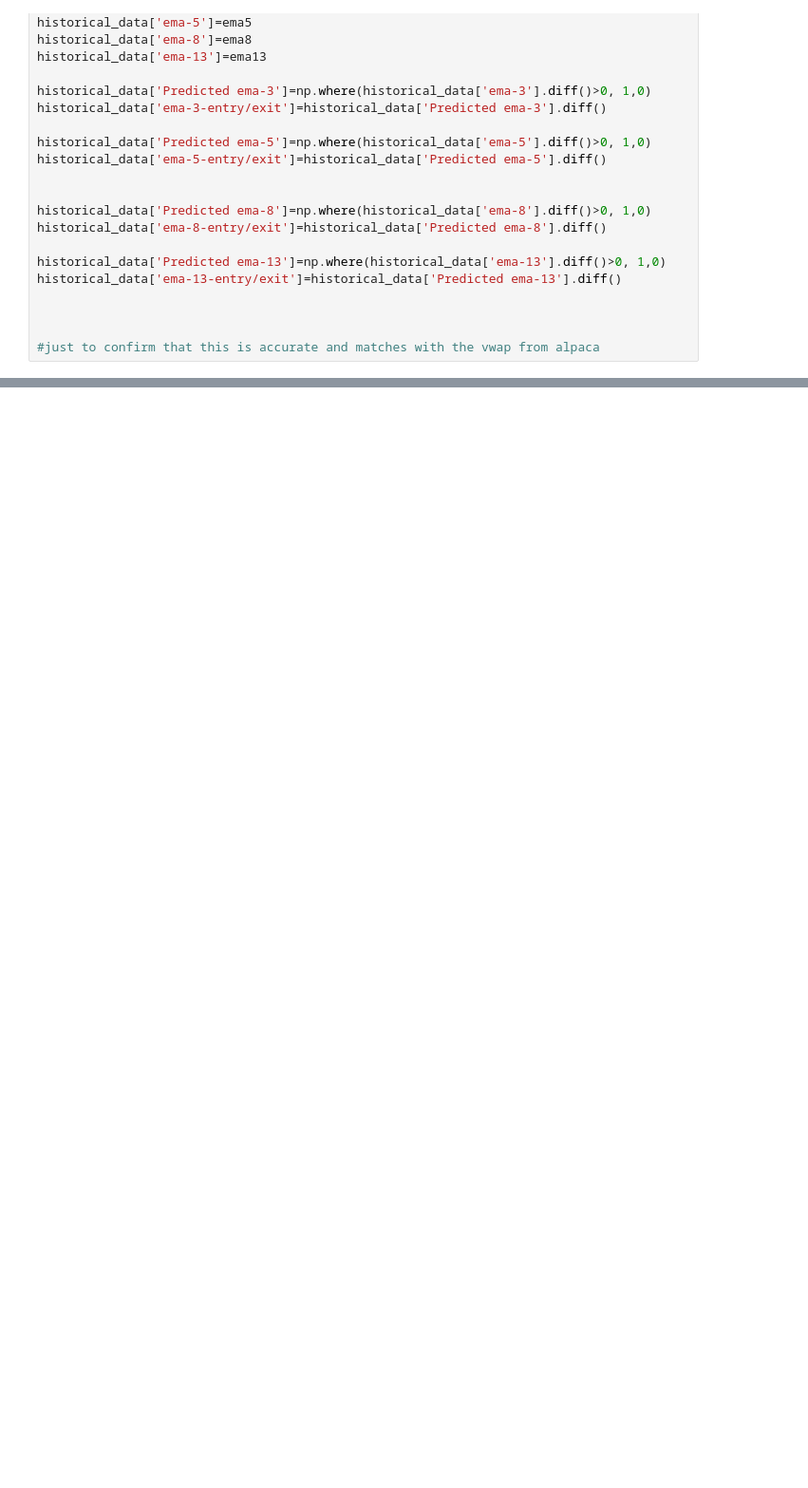
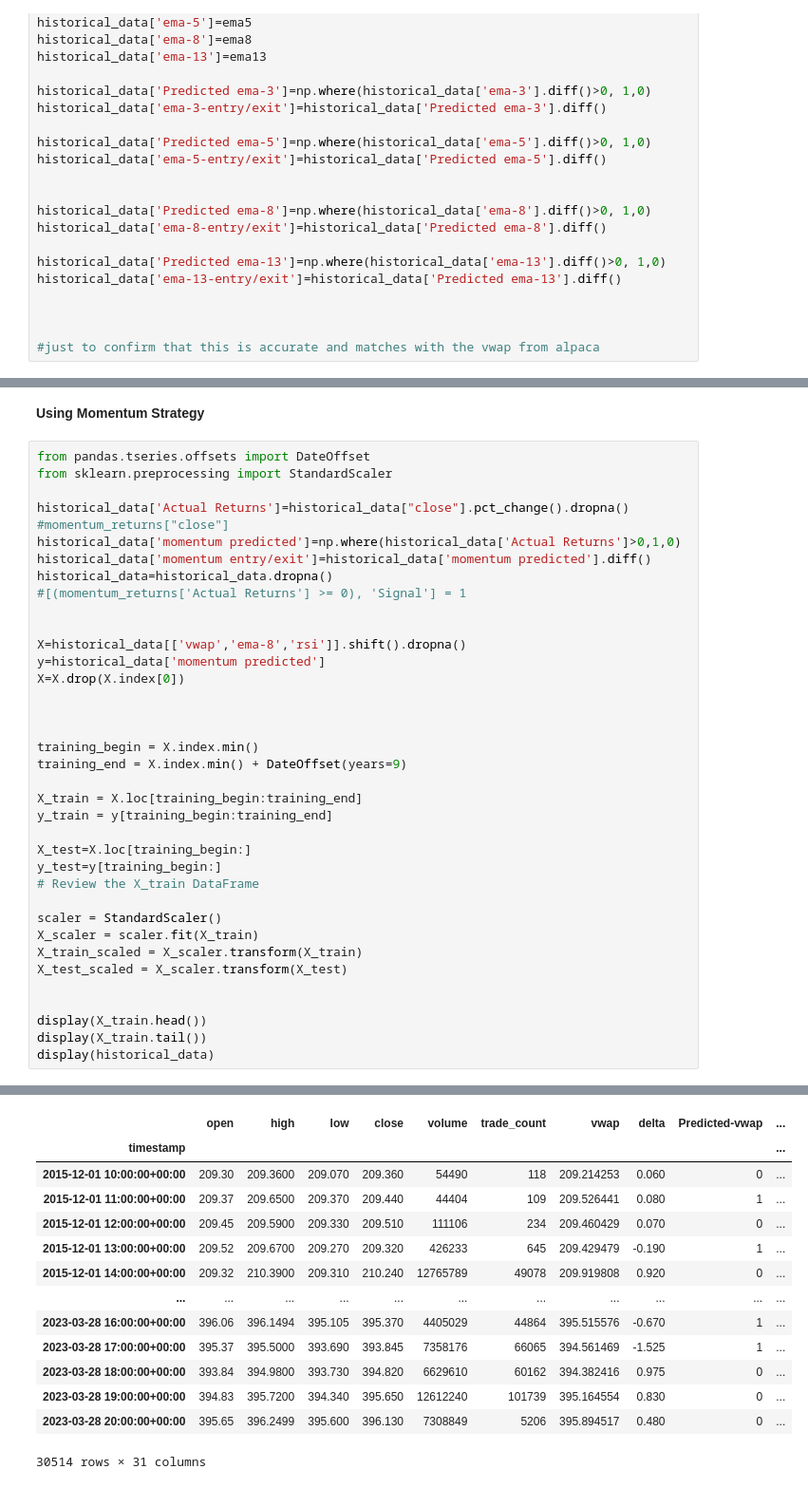
Before and after one commit to v-puppala/Neural-Network-based-Algotrader, a Jupyter notebook: Vishal-Algotrading/Vishal-Algotrading.ipynb, the cells around one changed output, grey strips where cells are left out. Shown: that part at 95% size. Cells and saved outputs as stored; diff of their text form; blank space fills up the shorter version.

```diff
--- a/Vishal-Algotrading/Vishal-Algotrading.ipynb
+++ b/Vishal-Algotrading/Vishal-Algotrading.ipynb
@@ -291,0 +287,40 @@ historical_data
+# %% [markdown]
+**Using Momentum Strategy**
+# %%
+from pandas.tseries.offsets import DateOffset
+from sklearn.preprocessing import StandardScaler
+
+historical_data['Actual Returns']=historical_data["close"].pct_change().dropna()
+#momentum_returns["close"]
+historical_data['momentum predicted']=np.where(historical_data['Actual Returns']>0,1,0)
+historical_data['momentum entry/exit']=historical_data['momentum predicted'].diff()
+historical_data=historical_data.dropna()
+#[(momentum_returns['Actual Returns'] >= 0), 'Signal'] = 1
+
+
+X=historical_data[['vwap','ema-8','rsi']].shift().dropna()
+y=historical_data['momentum predicted']
+X=X.drop(X.index[0])
+
+
+
+training_begin = X.index.min()
+training_end = X.index.min() + DateOffset(years=9)
+
+X_train = X.loc[training_begin:training_end]
+y_train = y[training_begin:training_end]
+
+X_test=X.loc[training_begin:]
+y_test=y[training_begin:]
+# Review the X_train DataFrame
+
+scaler = StandardScaler()
+X_scaler = scaler.fit(X_train)
+X_train_scaled = X_scaler.transform(X_train)
+X_test_scaled = X_scaler.transform(X_test)
+
+
+display(X_train.head())
+display(X_train.tail())
+display(historical_data)
+# %% [output]
@@ -291,0 +341,14 @@ historical_data
+|  | open | high | low | close | volume | trade_count | vwap | delta | Predicted-vwap | ... |
+| timestamp |  |  |  |  |  |  |  |  |  | ... |
+| 2015-12-01 10:00:00+00:00 | 209.30 | 209.3600 | 209.070 | 209.360 | 54490 | 118 | 209.214253 | 0.060 | 0 | ... |
+| 2015-12-01 11:00:00+00:00 | 209.37 | 209.6500 | 209.370 | 209.440 | 44404 | 109 | 209.526441 | 0.080 | 1 | ... |
+| 2015-12-01 12:00:00+00:00 | 209.45 | 209.5900 | 209.330 | 209.510 | 111106 | 234 | 209.460429 | 0.070 | 0 | ... |
+| 2015-12-01 13:00:00+00:00 | 209.52 | 209.6700 | 209.270 | 209.320 | 426233 | 645 | 209.429479 | -0.190 | 1 | ... |
+| 2015-12-01 14:00:00+00:00 | 209.32 | 210.3900 | 209.310 | 210.240 | 12765789 | 49078 | 209.919808 | 0.920 | 0 | ... |
+| ... | ... | ... | ... | ... | ... | ... | ... | ... | ... | ... |
+| 2023-03-28 16:00:00+00:00 | 396.06 | 396.1494 | 395.105 | 395.370 | 4405029 | 44864 | 395.515576 | -0.670 | 1 | ... |
+| 2023-03-28 17:00:00+00:00 | 395.37 | 395.5000 | 393.690 | 393.845 | 7358176 | 66065 | 394.561469 | -1.525 | 1 | ... |
+| 2023-03-28 18:00:00+00:00 | 393.84 | 394.9800 | 393.730 | 394.820 | 6629610 | 60162 | 394.382416 | 0.975 | 0 | ... |
+| 2023-03-28 19:00:00+00:00 | 394.83 | 395.7200 | 394.340 | 395.650 | 12612240 | 101739 | 395.164554 | 0.830 | 0 | ... |
+| 2023-03-28 20:00:00+00:00 | 395.65 | 396.2499 | 395.600 | 396.130 | 7308849 | 5206 | 395.894517 | 0.480 | 0 | ... |
+30514 rows × 31 columns
```
Also changed, not shown: parts of 17 cells of this notebook.
